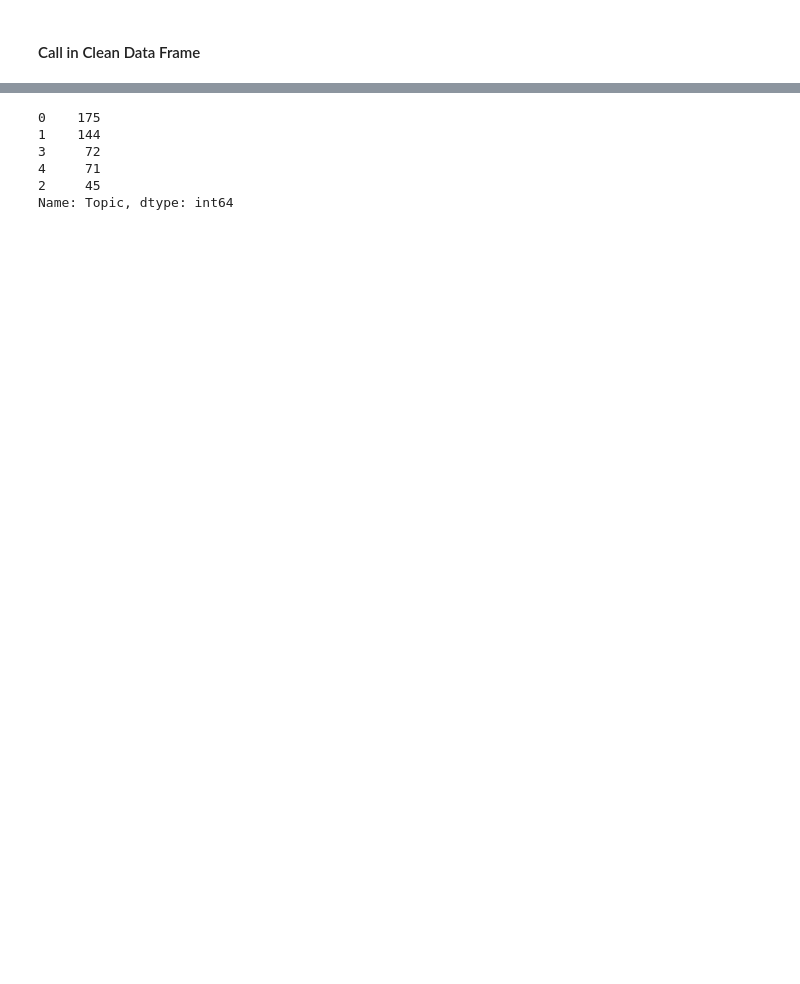
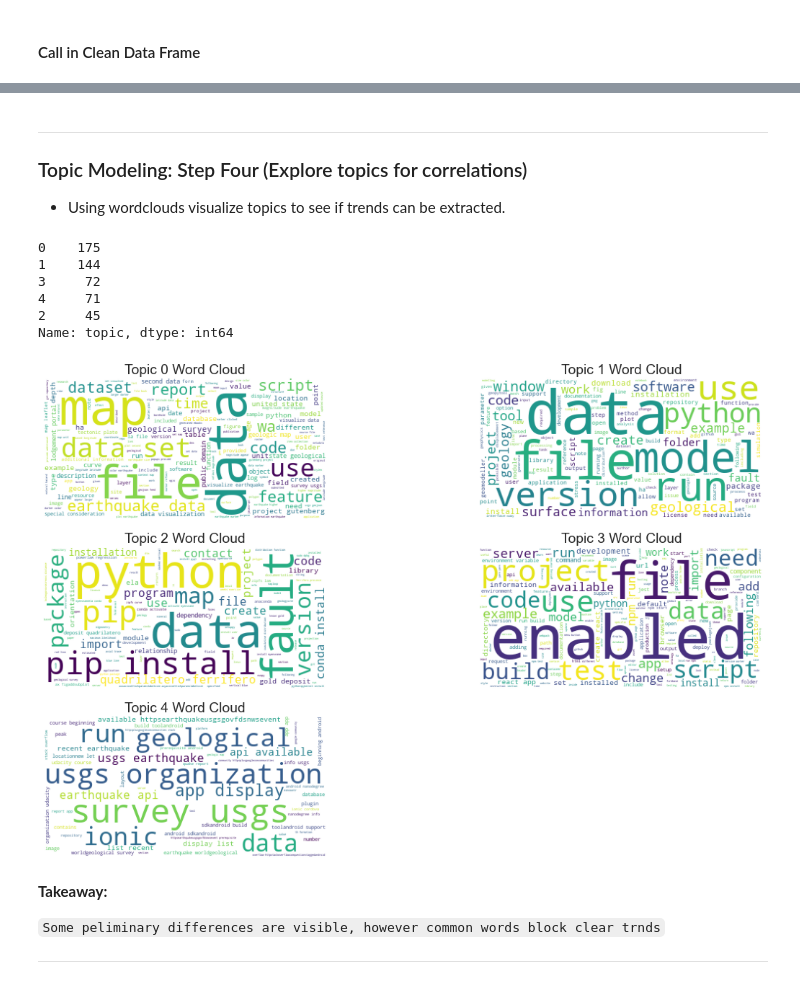
Before and after one commit to CSolitaire/nlp_topic_modeling_project, a Jupyter notebook: final_notebook.ipynb, the cells around one changed output, grey strips where cells are left out. Cells and saved outputs as stored; diff of their text form; code cells hidden in the pictures; blank space fills up the shorter version.

Commit message:
First Round of Modeling Complete

```diff
--- a/final_notebook.ipynb
+++ b/final_notebook.ipynb
@@ -181,12 +240,28 @@ Top 5 words for topic #4:
 | 2 | Python | geomodel-2-3dweb\n\nGenerates 3D ... | geomodeldweb generates d web vers... | 152 | [geomodeldweb, generatesweb, vers... | [(geomodeldweb, generates), (gene... | [(geomodeldweb, generates, d), (g... | 4 |
 | 3 | JavaScript | GeoFeature\nGeological features o... | geofeature geological feature qua... | 166 | [geofeature, geological, feature,... | [(geofeature, geological), (geolo... | [(geofeature, geological, feature... | 2 |
 | 4 | JavaScript | U.S. Geological Survey Best Pract... | u geological survey best practice... | 13 | [u, geological, survey, best, pra... | [(u, geological), (geological, su... | [(u, geological, survey), (geolog... | 0 |
-# %%
-df.Topic.value_counts()
-# %% [output]
-0    175
-1    144
-3     72
-4     71
-2     45
-Name: Topic, dtype: int64
+# %% [markdown]
+***
+### Topic Modeling: Step Four (Explore topics for correlations)
+
+- Using wordclouds visualize topics to see if trends can be extracted.
+# %%
+
+
+df.topic.value_counts()
+# %% [output]
+0    175
+1    144
+3     72
+4     71
+2     45
+Name: topic, dtype: int64
+# %%
+explore.plot_wordcloud(df)
+# %% [output]
+[figure, added]
+# %% [markdown]
+**Takeaway:**
+
+`Some peliminary differences are visible, however common words block clear trnds`
+***
```
Also changed, not shown: parts of 12 cells of this notebook.
